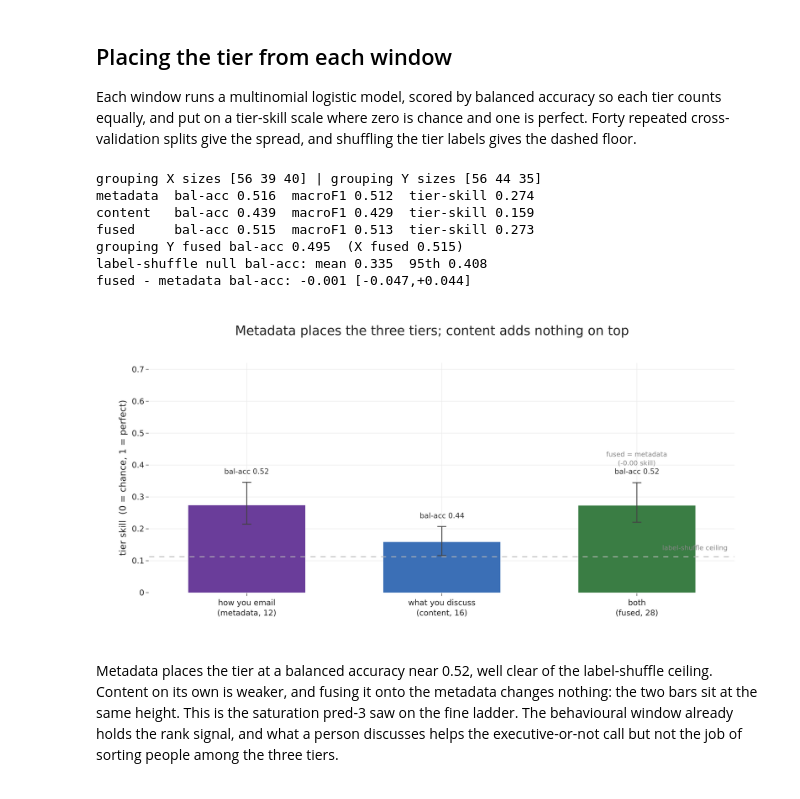
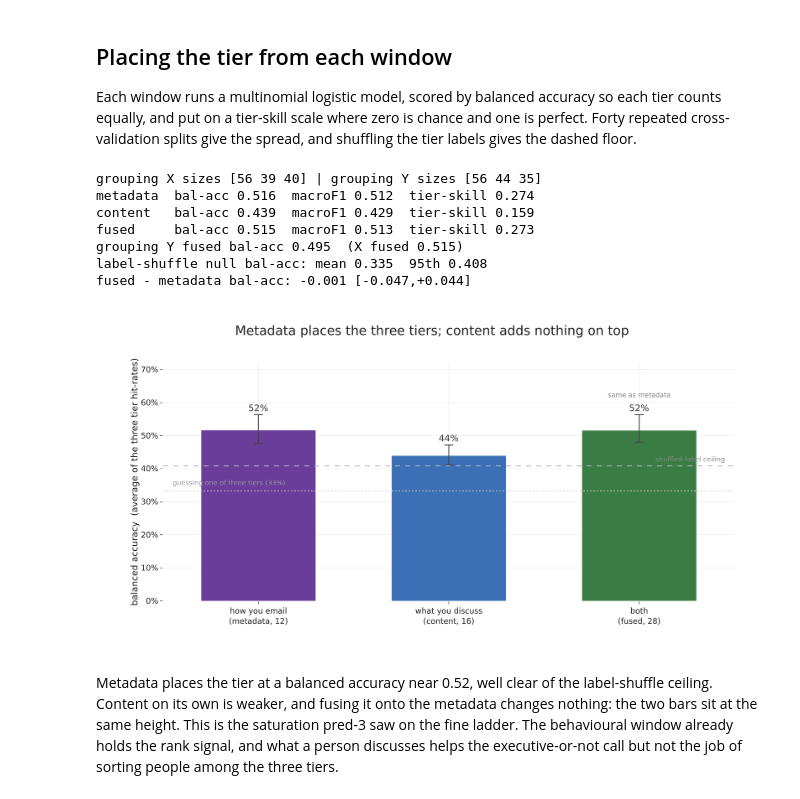
Before and after one commit to HardMax71/dm-lab-ss26-enron, a Jupyter notebook: pred-3-extra/three_tier_seniority.ipynb, the cells around one changed output. Cells and saved outputs as stored; diff of their text form; code cells hidden in the pictures.

```diff
--- a/pred-3-extra/three_tier_seniority.ipynb
+++ b/pred-3-extra/three_tier_seniority.ipynb
@@ -168,47 +168,50 @@ for k in order3:
 baY = np.array([oof_tier(Xf, yY, r)[0] for r in range(R)])
 print(f"grouping Y fused bal-acc {baY.mean():.3f}  (X fused {res['fused']['ba'].mean():.3f})")
 
 # permutation null on the fused model: shuffle tier labels
 rng = np.random.default_rng(0)
 NP = 200
 null = np.array([oof_tier(Xf, rng.permutation(yX), 0)[0] for _ in range(NP)])
 null95 = float(np.percentile(null, 95))
 print(f"label-shuffle null bal-acc: mean {null.mean():.3f}  95th {null95:.3f}")
 
 # fused-minus-metadata increment, fixed fold
 dba = res["fused"]["ba"] - res["metadata"]["ba"]
 print(f"fused - metadata bal-acc: {dba.mean():+.3f} [{np.percentile(dba,2.5):+.3f},{np.percentile(dba,97.5):+.3f}]")
 
-# ---- g1: tier skill of the three blocks ----
+# ---- g1: balanced accuracy of the three blocks at the three-tier call ----
 def stat(arr):
     m = arr.mean(); return m, np.percentile(arr, 97.5) - m, m - np.percentile(arr, 2.5)
 fig = go.Figure()
-ms = [stat(skill(res[k]["ba"])) for k in order3]
+ms = [stat(res[k]["ba"]) for k in order3]
 fig.add_trace(go.Bar(x=[LBL[k] for k in order3], y=[m[0] for m in ms],
     marker_color=[COL3[k] for k in order3], width=0.6,
     error_y=dict(type="data", symmetric=False, array=[m[1] for m in ms], arrayminus=[m[2] for m in ms],
                  color="#444", thickness=1.6, width=8), showlegend=False))
 for k, m in zip(order3, ms):
-    fig.add_annotation(x=LBL[k], y=m[0] + m[1] + 0.035,
-        text=f"bal-acc {res[k]['ba'].mean():.2f}", showarrow=False, font=dict(size=13, color="#333"))
-fig.add_hline(y=skill(null95), line=dict(color=GREY, dash="dash", width=1.6))
-fig.add_annotation(xref="paper", x=0.99, xanchor="right", y=skill(null95) + 0.028,
-    text="label-shuffle ceiling", showarrow=False, font=dict(size=12, color="#888"))
-fig.add_annotation(x=LBL["fused"], y=stat(skill(res["fused"]["ba"]))[0] + stat(skill(res["fused"]["ba"]))[1] + 0.075,
-    text=f"fused = metadata<br>({2*dba.mean():+.02f} skill)", showarrow=False, font=dict(size=12, color="#888"))
-fig.update_yaxes(title_text="tier skill  (0 = chance, 1 = perfect)", range=[0, 0.72])
-fig.update_layout(title="Metadata places the three tiers; content adds nothing on top",
-    bargap=0.34)
-save_fig(fig, "g1_tier_skill.png", w=1200, h=600, margin=dict(l=95, r=60, t=100, b=90))
+    fig.add_annotation(x=LBL[k], y=m[0] + m[1] + 0.02,
+        text=f"{res[k]['ba'].mean():.0%}", showarrow=False, font=dict(size=16, color="#333"))
+fig.add_hline(y=1/3, line=dict(color="#cbcbcb", dash="dot", width=1.4))
+fig.add_annotation(xref="paper", x=0.015, xanchor="left", y=1/3 + 0.024,
+    text="guessing one of three tiers (33%)", showarrow=False, font=dict(size=12, color="#9a9a9a"))
+fig.add_hline(y=null95, line=dict(color=GREY, dash="dash", width=1.6))
+fig.add_annotation(xref="paper", x=0.985, xanchor="right", y=null95 + 0.02,
+    text="shuffled-label ceiling", showarrow=False, font=dict(size=12, color="#888"))
+fig.add_annotation(x=LBL["fused"], y=ms[2][0] + ms[2][1] + 0.06,
+    text="same as metadata", showarrow=False, font=dict(size=12, color="#888"))
+fig.update_yaxes(title_text="balanced accuracy  (average of the three tier hit-rates)",
+    range=[0, 0.72], tickformat=".0%")
+fig.update_layout(title="Metadata places the three tiers; content adds nothing on top", bargap=0.34)
+save_fig(fig, "g1_tier_skill.png", w=1200, h=620, margin=dict(l=120, r=60, t=100, b=95))
 # %% [output]
 grouping X sizes [56 39 40] | grouping Y sizes [56 44 35]
 metadata  bal-acc 0.516  macroF1 0.512  tier-skill 0.274
 content   bal-acc 0.439  macroF1 0.429  tier-skill 0.159
 fused     bal-acc 0.515  macroF1 0.513  tier-skill 0.273
 grouping Y fused bal-acc 0.495  (X fused 0.515)
 label-shuffle null bal-acc: mean 0.335  95th 0.408
 fused - metadata bal-acc: -0.001 [-0.047,+0.044]
-[figure, old version]
+[figure, new version]
 # %% [markdown]
 Metadata places the tier at a balanced accuracy near 0.52, well clear of the label-shuffle ceiling. Content on its own is weaker, and fusing it onto the metadata changes nothing: the two bars sit at the same height. This is the saturation pred-3 saw on the fine ladder. The behavioural window already holds the rank signal, and what a person discusses helps the executive-or-not call but not the job of sorting people among the three tiers.
 # %% [markdown]
```
Also changed, not shown: 4 other files.
